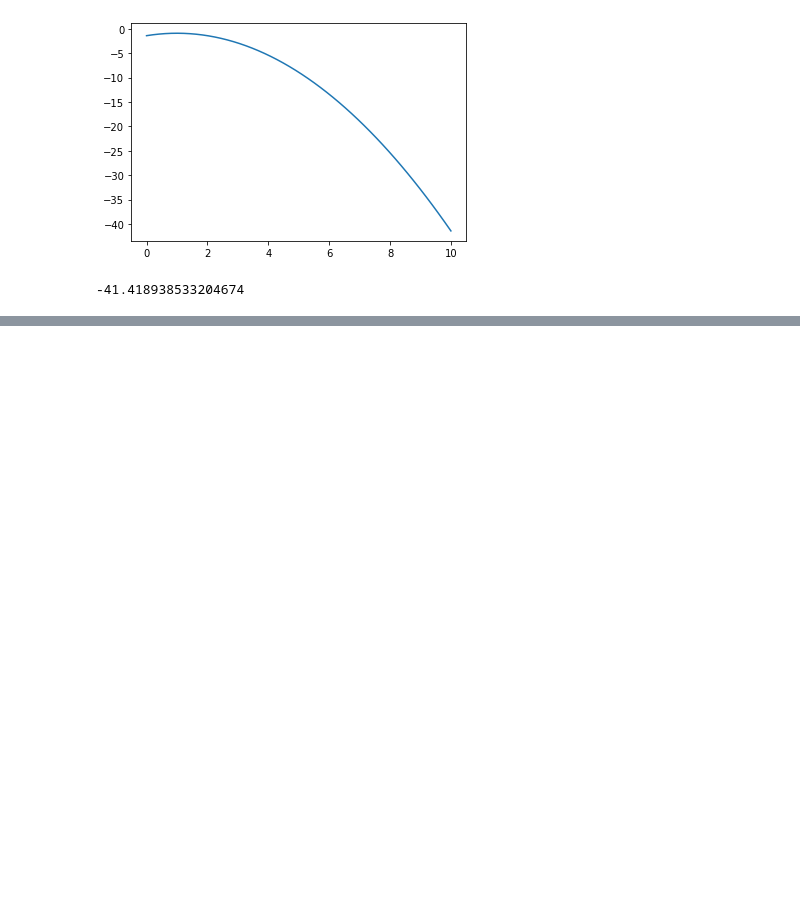
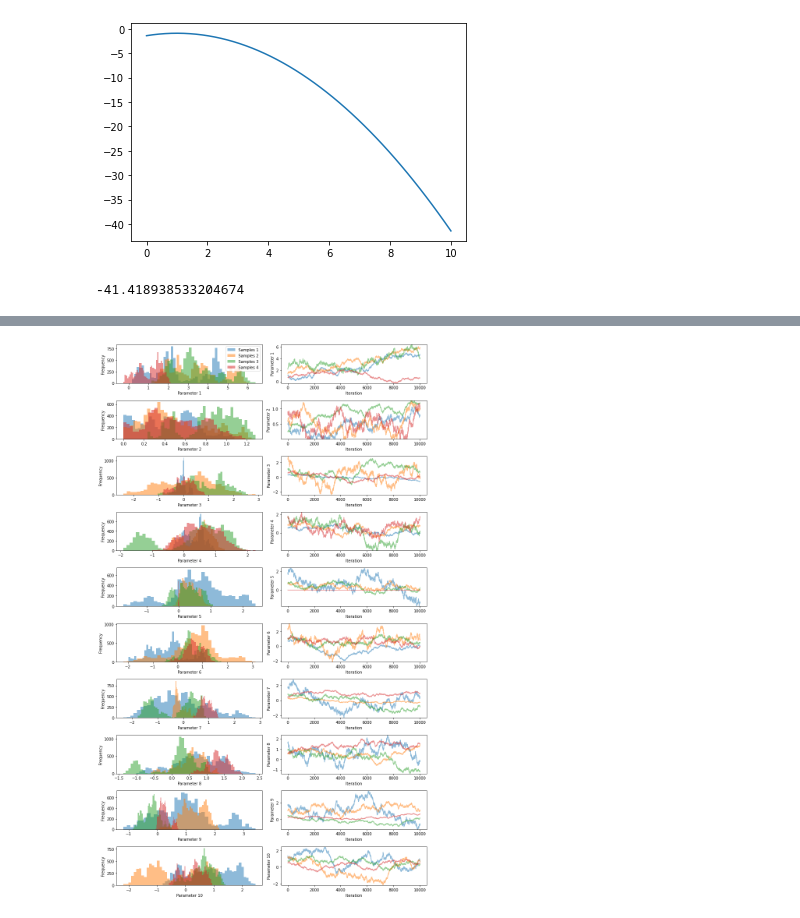
Before and after one commit to simonmarchant/pkpd-practice, a Jupyter notebook: Heirarchical inference practice.ipynb, the cells around one changed output, grey strips where cells are left out. Drawn from its saved outputs; the diff is of its cells as text; code cells hidden in the pictures; blank space fills up the shorter version.

```diff
--- a/Heirarchical inference practice.ipynb
+++ b/Heirarchical inference practice.ipynb
@@ -378,8 +329,0 @@ metropolishastings(model, theta_data, 500)
-# %%
-plt.figure()
-for n in range(len(model.thetas)):
-    ks_list= [theta[3] for theta in model.thetas[n]]
-    plt.plot(ks_list[:500]) # only first 500
-plt.xlabel('iteration #')
-plt.ylabel('k')
-plt.show()
@@ -390,0 +330,14 @@ plt.show()
+# %%
+# Test it
+
+ls = [abs(np.random.normal(size=10)) for n in range(4)]
+print(ls)
+start_thetas = [arr for arr in ls]
+model = pints8schools_nc()
+pintsmodel = toy.EightSchoolsLogPDF(centered=False)
+
+pintstest1, pintstest2 = pintsmodel.evaluateS1(start_thetas[0])
+test1, test2 = model.evaluateS1(start_thetas[0])
+print('pints: %.9f  mine: %.9f logprob' % (pintstest1, test1))
+for n in range(len(test2)):
+    print('pints: %.10f  mine: %.10f' % (pintstest2[n], test2[n]))
@@ -390,0 +361,6 @@ plt.show()
+# %%
+mcmc = pints.MCMCController(model, 4, start_thetas, method=pints.HamiltonianMCMC)
+mcmc.set_log_to_screen(True)
+mcmc.set_log_interval(100)
+
+full_chains = mcmc.run()
@@ -390,0 +385,6 @@ plt.show()
+# %%
+import pints.plot
+pints.plot.trace(full_chains)
+plt.show()
+# %% [output]
+[figure, added]
```
Also changed, not shown: parts of 23 cells of this notebook.
